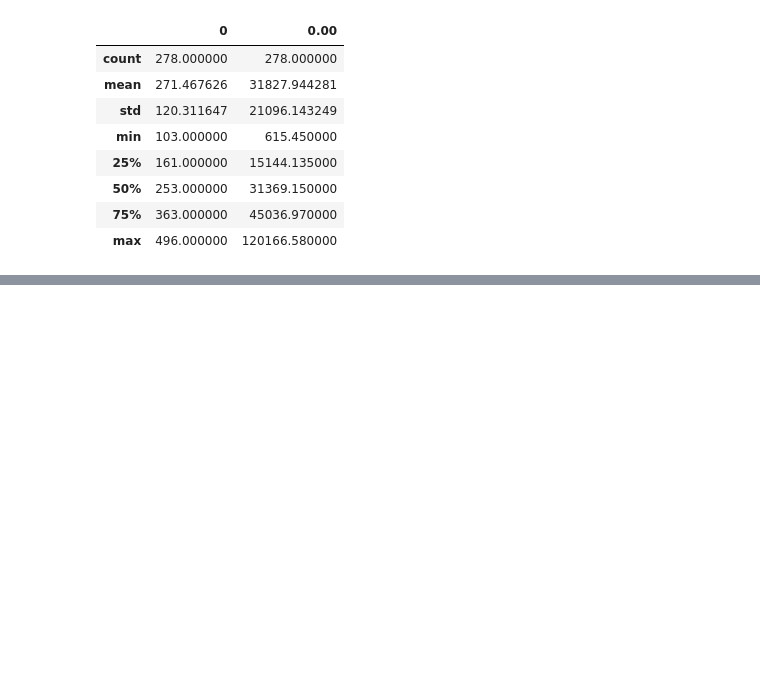
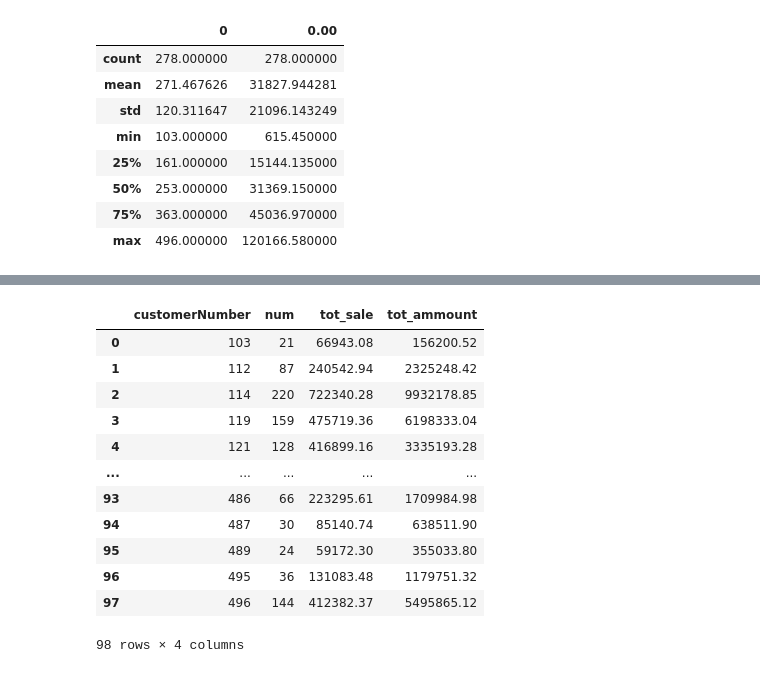
Before and after one commit to Senador05/phyton, a Jupyter notebook: Numpy/Pandas/04.1.Ejercicio_DataQ_Perfilado.ipynb, the cells around one changed output, grey strips where cells are left out. Cells and saved outputs as stored; diff of their text form; code cells hidden in the pictures; blank space fills up the shorter version.

```diff
--- a/Numpy/Pandas/04.1.Ejercicio_DataQ_Perfilado.ipynb
+++ b/Numpy/Pandas/04.1.Ejercicio_DataQ_Perfilado.ipynb
@@ -631,0 +978,19 @@ payment_df.describe()
+# %%
+customer_sales_pays = merged_df.groupby('customerNumber').agg(num=('complete_order_number', 'count'), tot_sale=(
+    'sales_amount', 'sum'), tot_ammount=('amount', 'sum')).reset_index()
+
+customer_sales_pays
+# %% [output]
+|  | customerNumber | num | tot_sale | tot_ammount |
+| 0 | 103 | 21 | 66943.08 | 156200.52 |
+| 1 | 112 | 87 | 240542.94 | 2325248.42 |
+| 2 | 114 | 220 | 722340.28 | 9932178.85 |
+| 3 | 119 | 159 | 475719.36 | 6198333.04 |
+| 4 | 121 | 128 | 416899.16 | 3335193.28 |
+| ... | ... | ... | ... | ... |
+| 93 | 486 | 66 | 223295.61 | 1709984.98 |
+| 94 | 487 | 30 | 85140.74 | 638511.90 |
+| 95 | 489 | 24 | 59172.30 | 355033.80 |
+| 96 | 495 | 36 | 131083.48 | 1179751.32 |
+| 97 | 496 | 144 | 412382.37 | 5495865.12 |
+98 rows × 4 columns
```
Also changed, not shown: parts of 40 cells of this notebook, 1 other file.
